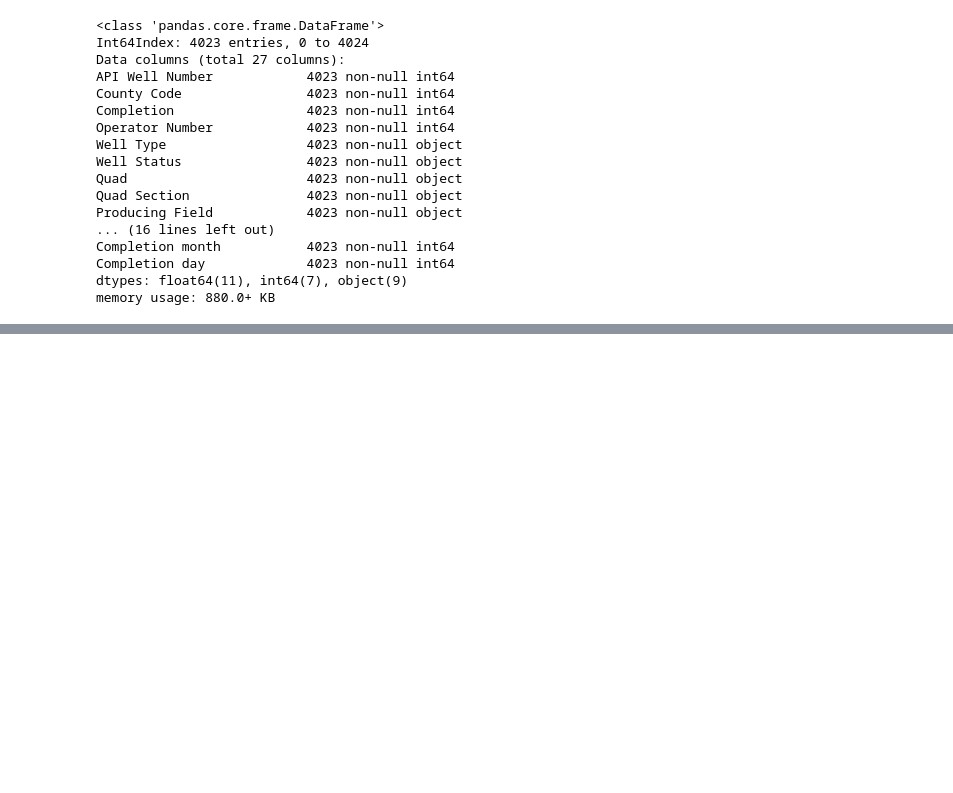
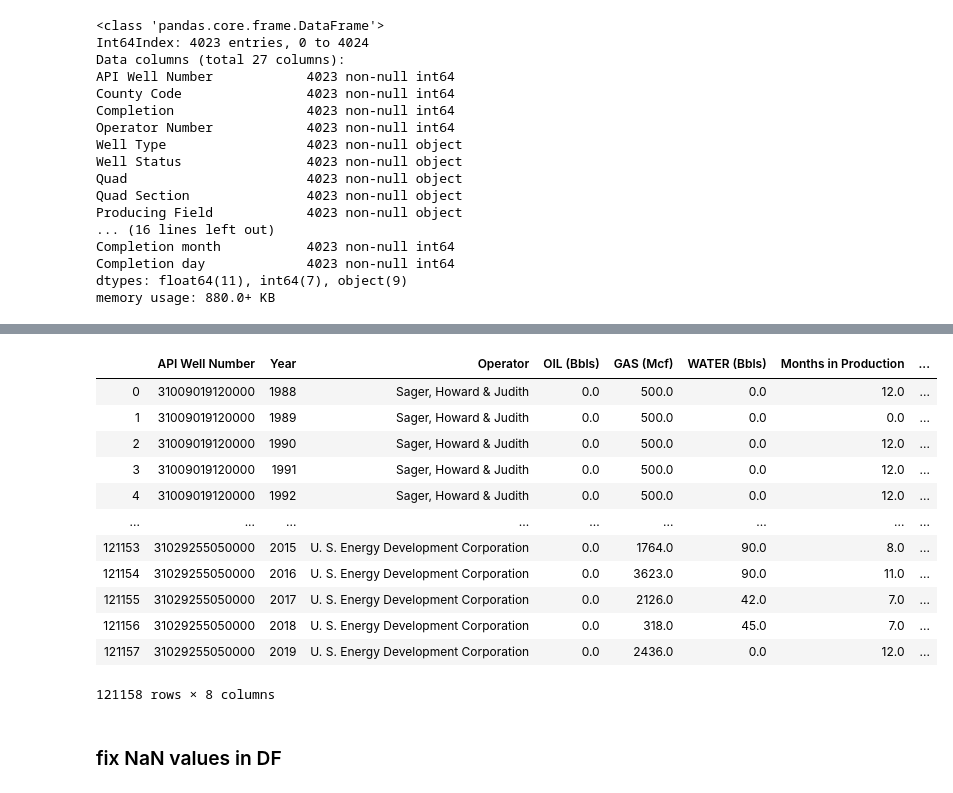
Before and after one commit to xs-abzal/oil_production_forecasting, a Jupyter notebook: part_3_FE_and_Model.ipynb, the cells around one changed output, grey strips where cells are left out. Drawn from its saved outputs; the diff is of its cells as text; code cells hidden in the pictures; blank space fills up the shorter version.

```diff
--- a/part_3_FE_and_Model.ipynb
+++ b/part_3_FE_and_Model.ipynb
@@ -668,0 +631,16 @@ memory usage: 880.0+ KB
+# %%
+df[(df['API Well Number']!=31013014800000)|(df['API Well Number']!=31013117500000)]
+# %% [output]
+|  | API Well Number | Year | Operator | OIL (Bbls) | GAS (Mcf) | WATER (Bbls) | Months in Production | ... |
+| 0 | 31009019120000 | 1988 | Sager, Howard & Judith | 0.0 | 500.0 | 0.0 | 12.0 | ... |
+| 1 | 31009019120000 | 1989 | Sager, Howard & Judith | 0.0 | 500.0 | 0.0 | 0.0 | ... |
+| 2 | 31009019120000 | 1990 | Sager, Howard & Judith | 0.0 | 500.0 | 0.0 | 12.0 | ... |
+| 3 | 31009019120000 | 1991 | Sager, Howard & Judith | 0.0 | 500.0 | 0.0 | 12.0 | ... |
+| 4 | 31009019120000 | 1992 | Sager, Howard & Judith | 0.0 | 500.0 | 0.0 | 12.0 | ... |
+| ... | ... | ... | ... | ... | ... | ... | ... | ... |
+| 121153 | 31029255050000 | 2015 | U. S. Energy Development Corporation | 0.0 | 1764.0 | 90.0 | 8.0 | ... |
+| 121154 | 31029255050000 | 2016 | U. S. Energy Development Corporation | 0.0 | 3623.0 | 90.0 | 11.0 | ... |
+| 121155 | 31029255050000 | 2017 | U. S. Energy Development Corporation | 0.0 | 2126.0 | 42.0 | 7.0 | ... |
+| 121156 | 31029255050000 | 2018 | U. S. Energy Development Corporation | 0.0 | 318.0 | 45.0 | 7.0 | ... |
+| 121157 | 31029255050000 | 2019 | U. S. Energy Development Corporation | 0.0 | 2436.0 | 0.0 | 12.0 | ... |
+121158 rows × 8 columns
@@ -668,0 +655,2 @@ memory usage: 880.0+ KB
+# %% [markdown]
+### fix NaN values in DF
```
Also changed, not shown: parts of 15 cells of this notebook.
